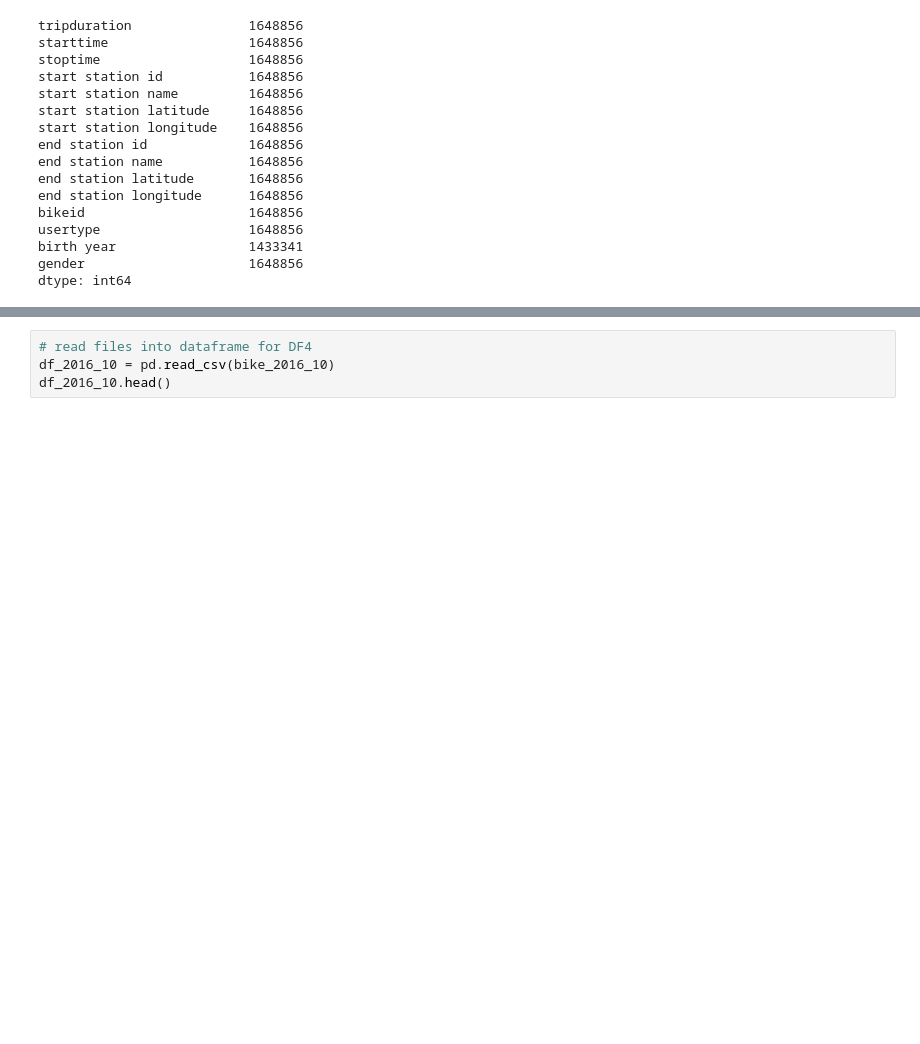
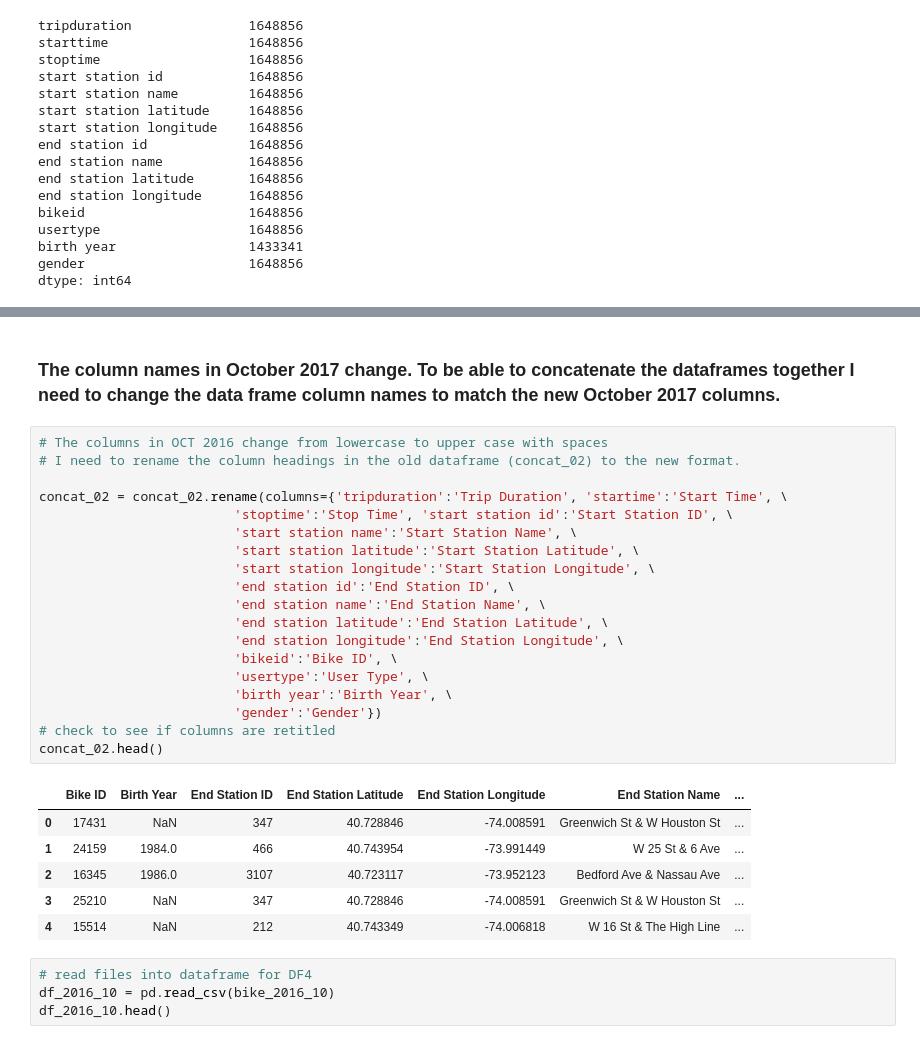
Before and after one commit to 3chords/biking_nyc, a Jupyter notebook: biking_nyc.ipynb, the cells around one changed output, grey strips where cells are left out. Saved outputs shown, nothing was run; the diff lists cells and outputs as text; blank space fills up the shorter version.

```diff
--- a/biking_nyc.ipynb
+++ b/biking_nyc.ipynb
@@ -222,3 +230,31 @@ dtype: int64
+# %% [markdown]
+### The column names in October 2017 change. To be able to concatenate the dataframes together I need to change the data frame column names to match the new October 2017 columns.
+# %%
+# The columns in OCT 2016 change from lowercase to upper case with spaces
+# I need to rename the column headings in the old dataframe (concat_02) to the new format.
+
+concat_02 = concat_02.rename(columns={'tripduration':'Trip Duration', 'startime':'Start Time', \
+                         'stoptime':'Stop Time', 'start station id':'Start Station ID', \
+                         'start station name':'Start Station Name', \
+                         'start station latitude':'Start Station Latitude', \
+                         'start station longitude':'Start Station Longitude', \
+                         'end station id':'End Station ID', \
+                         'end station name':'End Station Name', \
+                         'end station latitude':'End Station Latitude', \
+                         'end station longitude':'End Station Longitude', \
+                         'bikeid':'Bike ID', \
+                         'usertype':'User Type', \
+                         'birth year':'Birth Year', \
+                         'gender':'Gender'})
+# check to see if columns are retitled
+concat_02.head()
+# %% [output]
+|  | Bike ID | Birth Year | End Station ID | End Station Latitude | End Station Longitude | End Station Name | ... |
+| 0 | 17431 | NaN | 347 | 40.728846 | -74.008591 | Greenwich St & W Houston St | ... |
+| 1 | 24159 | 1984.0 | 466 | 40.743954 | -73.991449 | W 25 St & 6 Ave | ... |
+| 2 | 16345 | 1986.0 | 3107 | 40.723117 | -73.952123 | Bedford Ave & Nassau Ave | ... |
+| 3 | 25210 | NaN | 347 | 40.728846 | -74.008591 | Greenwich St & W Houston St | ... |
+| 4 | 15514 | NaN | 212 | 40.743349 | -74.006818 | W 16 St & The High Line | ... |
 # %%
 # read files into dataframe for DF4
 df_2016_10 = pd.read_csv(bike_2016_10)
```
Also changed, not shown: parts of 12 cells of this notebook.
